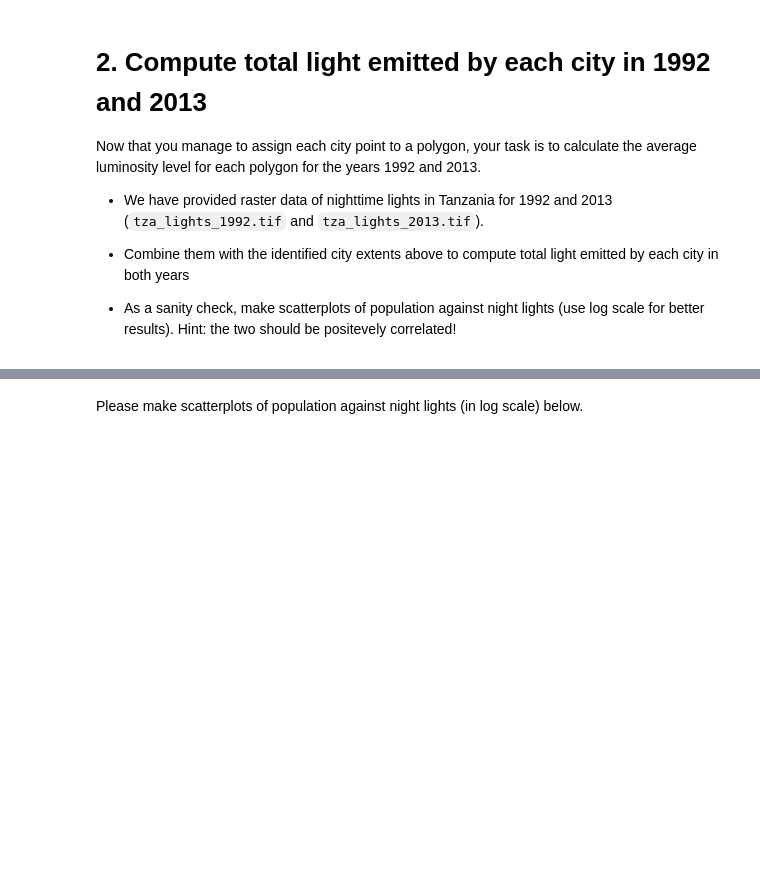
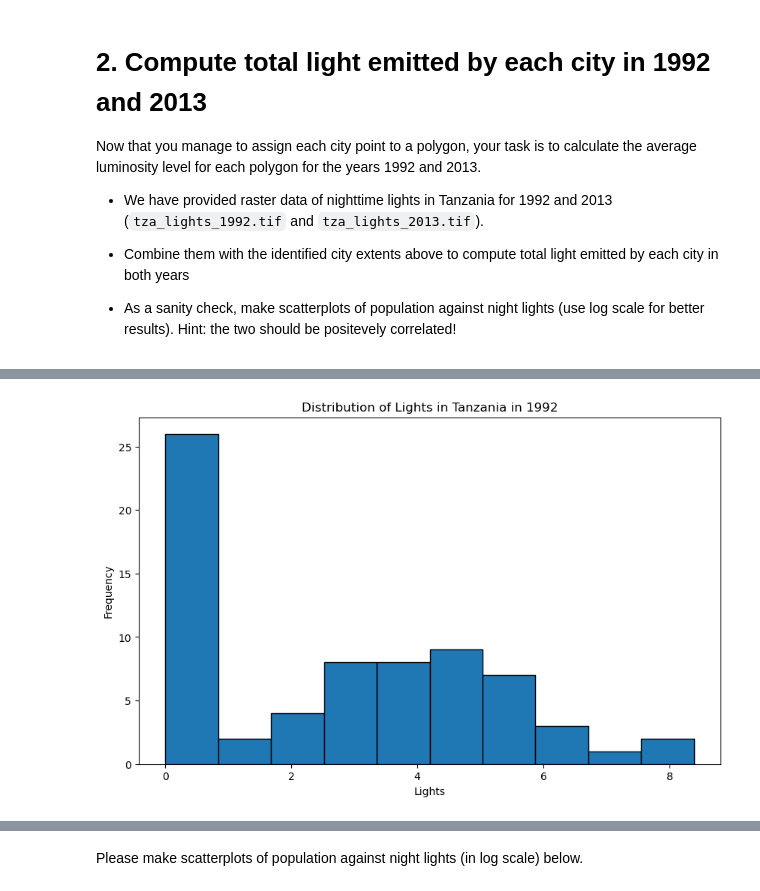
Before and after one commit to RobertMuturi/PYTHON, a Jupyter notebook: WHEELER INSTITUTE/GIS_Research_2023/assignment/code/storeygard_replication_assignment.ipynb, the cells around one changed output, grey strips where cells are left out. Cells and saved outputs as stored; diff of their text form; code cells hidden in the pictures; blank space fills up the shorter version.

```diff
--- a/WHEELER INSTITUTE/GIS_Research_2023/assignment/code/storeygard_replication_assignment.ipynb
+++ b/WHEELER INSTITUTE/GIS_Research_2023/assignment/code/storeygard_replication_assignment.ipynb
@@ -161,0 +273,13 @@ Now that you manage to assign each city point to a polygon, your task is to calc
+# %%
+#convert pop column to int
+tz_ext['pop'] = tz_ext['pop'].astype(int)
+# %%
+#plot the distribution of lights in 1992
+f, ax = plt.subplots(figsize=(10, 6))
+ax.hist(tz_ext['lights_1992'], bins=10, edgecolor='black')
+ax.set_title('Distribution of Lights in Tanzania in 1992')
+ax.set_xlabel('Lights')
+ax.set_ylabel('Frequency')
+plt.show()
+# %% [output]
+[figure, added]
```
Also changed, not shown: parts of 52 cells of this notebook.
